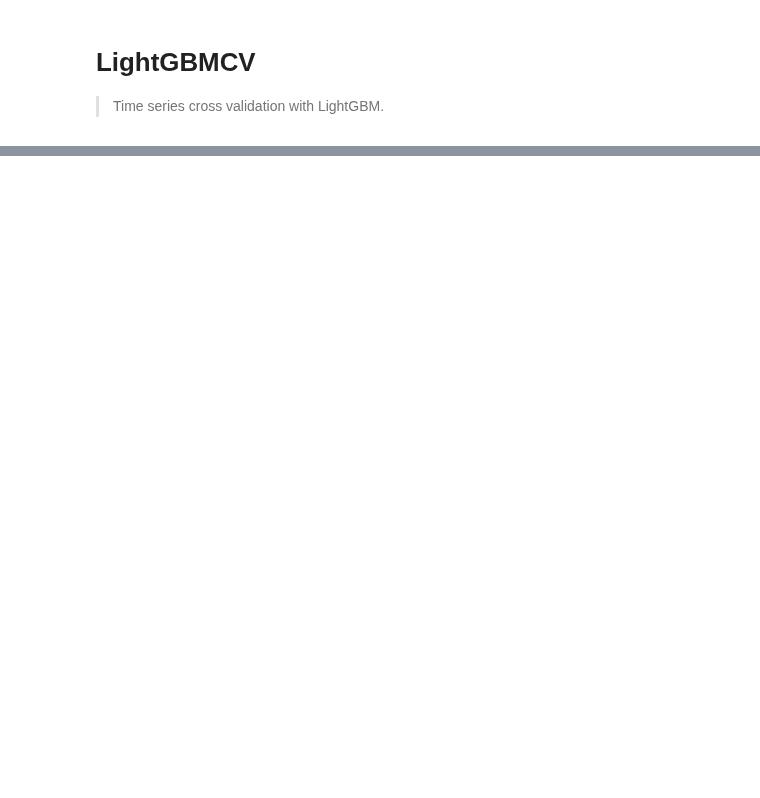
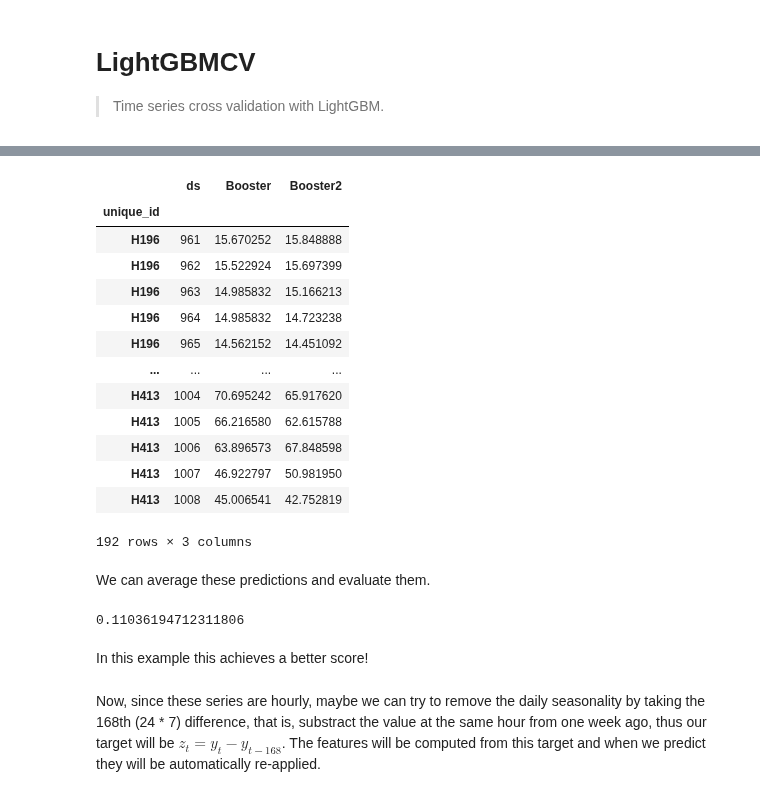
Before and after one commit to Nixtla/mlforecast, a Jupyter notebook: nbs/lgb_cv.ipynb, the cells around one changed output, grey strips where cells are left out. Drawn from its saved outputs; the diff is of its cells as text; code cells hidden in the pictures; blank space fills up the shorter version.

Commit message:
example on lgbcv

```diff
--- a/nbs/lgb_cv.ipynb
+++ b/nbs/lgb_cv.ipynb
@@ -585,0 +549,10 @@ Using best iteration: 90
+# %%
+group = 'Hourly'
+await M4.async_download('data', group=group)
+df, *_ = M4.load(directory='data', group=group)
+df['ds'] = df['ds'].astype('int')
+ids = df['unique_id'].unique()
+random.seed(0)
+sample_ids = random.choices(ids, k=4)
+sample_df = df[df['unique_id'].isin(sample_ids)]
+sample_df
@@ -585,0 +573,6 @@ Using best iteration: 90
+# %%
+info = M4Info[group]
+horizon = info.horizon
+valid = sample_df.groupby('unique_id').tail(horizon)
+train = sample_df.drop(valid.index)
+train.shape, valid.shape
@@ -585,0 +592,14 @@ Using best iteration: 90
+# %%
+static_fit_config = dict(
+    id_col='unique_id',
+    time_col='ds',
+    target_col='y',
+    n_windows=2,
+    window_size=horizon,
+    params={'verbose': -1},
+    fit_on_all=True,
+)
+cv = LightGBMCV(
+    freq=1,
+    lags=[24 * (i+1) for i in range(7)],  # one week of lags
+)
@@ -585,0 +654,2 @@ Using best iteration: 90
+# %%
+hist = cv.fit(train, **static_fit_config)
@@ -585,0 +744,25 @@ Using best iteration: 90
+# %%
+cv_preds = cv.cv_predict(horizon)
+cv_preds
+# %% [output]
+|  | ds | Booster | Booster2 |
+| unique_id |  |  |  |
+| H196 | 961 | 15.670252 | 15.848888 |
+| H196 | 962 | 15.522924 | 15.697399 |
+| H196 | 963 | 14.985832 | 15.166213 |
+| H196 | 964 | 14.985832 | 14.723238 |
+| H196 | 965 | 14.562152 | 14.451092 |
+| ... | ... | ... | ... |
+| H413 | 1004 | 70.695242 | 65.917620 |
+| H413 | 1005 | 66.216580 | 62.615788 |
+| H413 | 1006 | 63.896573 | 67.848598 |
+| H413 | 1007 | 46.922797 | 50.981950 |
+| H413 | 1008 | 45.006541 | 42.752819 |
+192 rows × 3 columns
+# %% [markdown]
+We can average these predictions and evaluate them.
+# %%
+cv_preds['LGBMRegressor'] = cv_preds.drop(columns='ds').mean(1)
+evaluate_on_valid(cv_preds)
+# %% [output]
+0.11036194712311806
@@ -585,0 +772,4 @@ Using best iteration: 90
+# %% [markdown]
+In this example this achieves a better score!
+# %% [markdown]
+Now, since these series are hourly, maybe we can try to remove the daily seasonality by taking the 168th (24 * 7) difference, that is, substract the value at the same hour from one week ago, thus our target will be $z_t = y_{t} - y_{t-168}$. The features will be computed from this target and when we predict they will be automatically re-applied.
```
Also changed, not shown: parts of 51 cells of this notebook, 3 other files.
